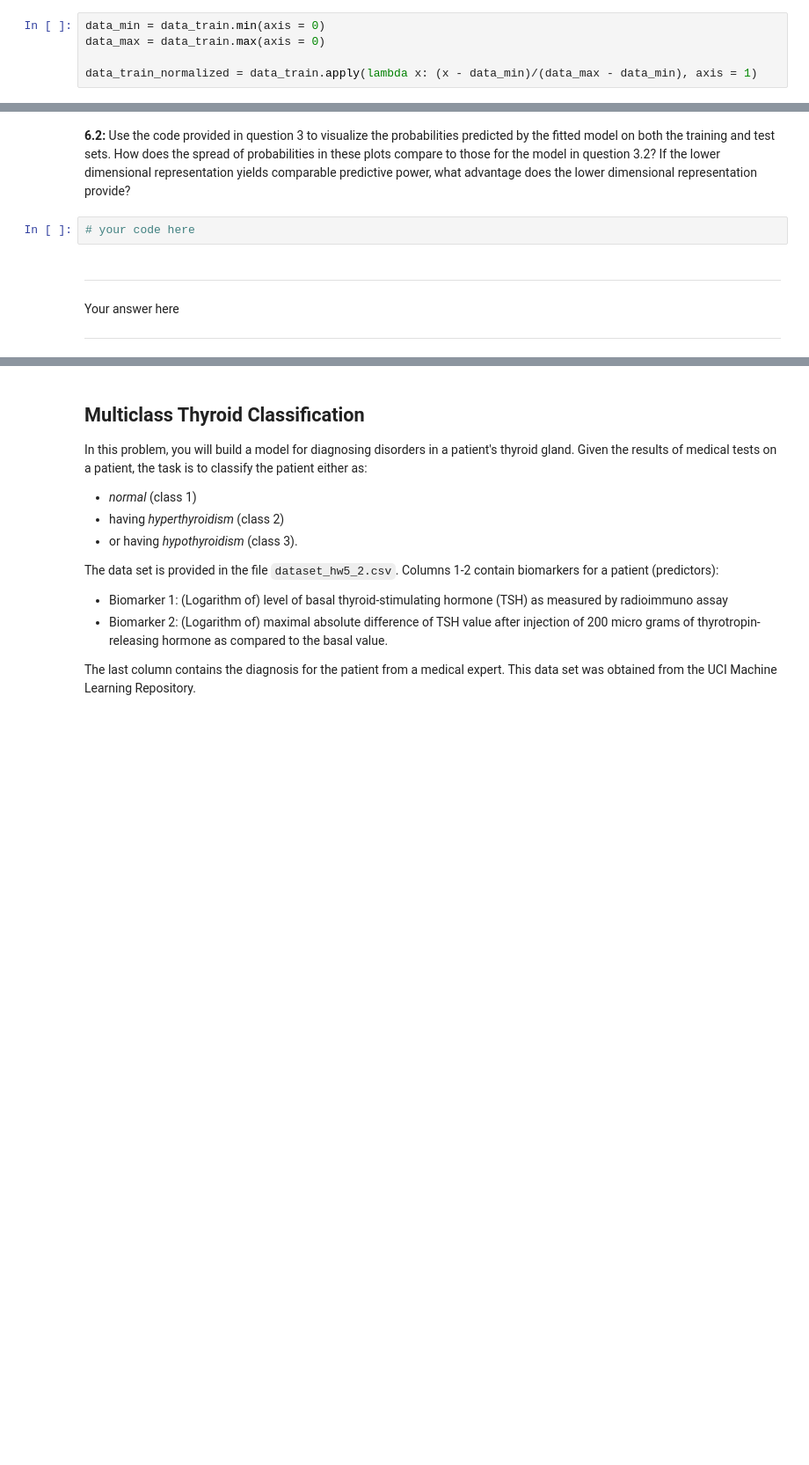
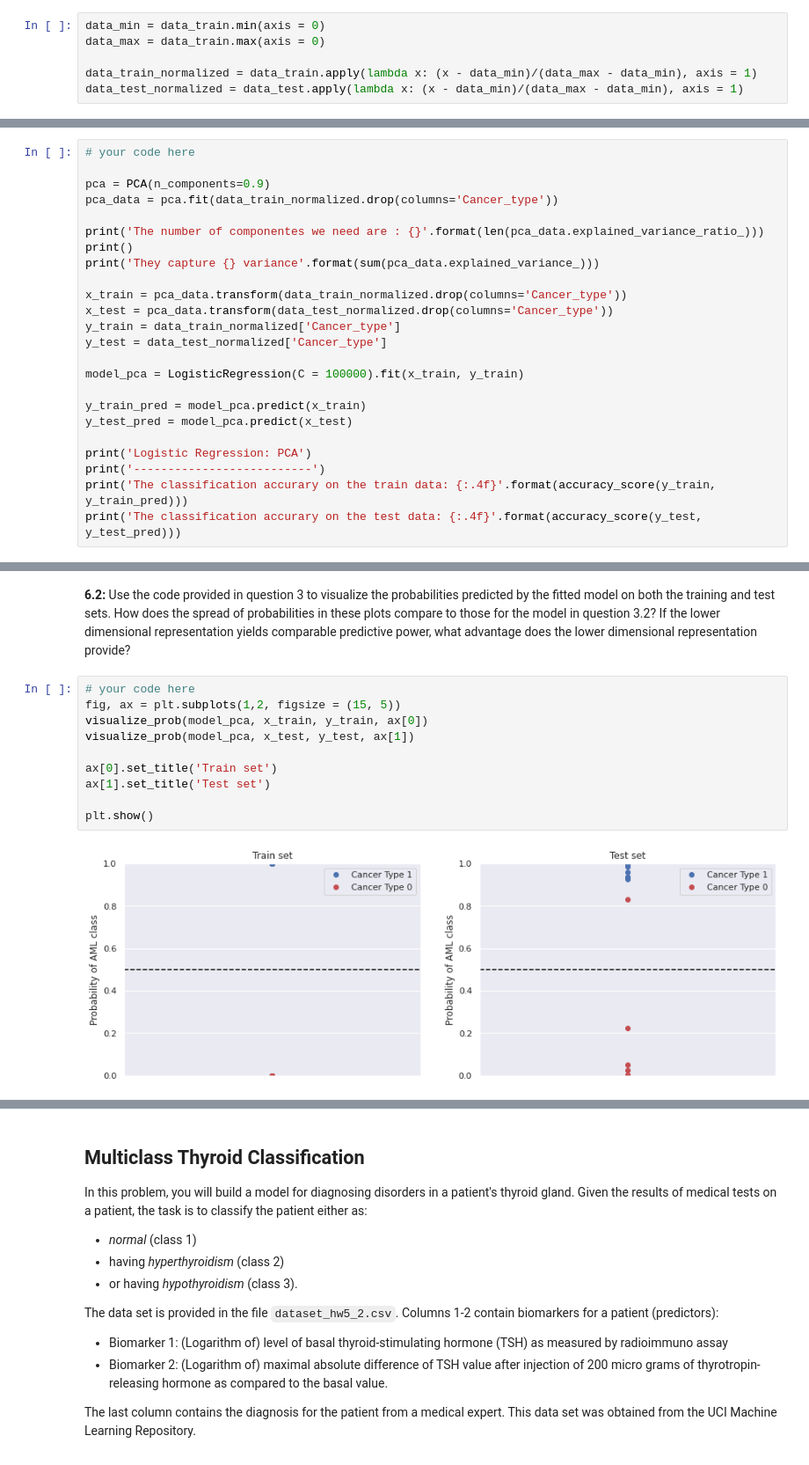
Before and after one commit to lucasmoschen/data-science-fundamentals, a Jupyter notebook: homeworks/cs109a_hw5/cs109_hw5.ipynb, the cells around one changed output, grey strips where cells are left out. Shown: that part at 88% size. Drawn from its saved outputs; the diff is of its cells as text; blank space fills up the shorter version.

```diff
--- a/homeworks/cs109a_hw5/cs109_hw5.ipynb
+++ b/homeworks/cs109a_hw5/cs109_hw5.ipynb
@@ -93,6 +93,7 @@ data_min = data_train.min(axis = 0)
 data_max = data_train.max(axis = 0)
 
 data_train_normalized = data_train.apply(lambda x: (x - data_min)/(data_max - data_min), axis = 1)
+data_test_normalized = data_test.apply(lambda x: (x - data_min)/(data_max - data_min), axis = 1)
 # %% [markdown]
 **1.3:** Notice that the results training set contains more predictors than observations. Do you foresee a problem in fitting a classification model to such a data set?
 # %% [markdown]
@@ -335,0 +527,24 @@ Your answer here
+# %%
+# your code here
+
+pca = PCA(n_components=0.9)
+pca_data = pca.fit(data_train_normalized.drop(columns='Cancer_type'))
+
+print('The number of componentes we need are : {}'.format(len(pca_data.explained_variance_ratio_)))
+print()
+print('They capture {} variance'.format(sum(pca_data.explained_variance_)))
+
+x_train = pca_data.transform(data_train_normalized.drop(columns='Cancer_type'))
+x_test = pca_data.transform(data_test_normalized.drop(columns='Cancer_type'))
+y_train = data_train_normalized['Cancer_type']
+y_test = data_test_normalized['Cancer_type']
+
+model_pca = LogisticRegression(C = 100000).fit(x_train, y_train)
+
+y_train_pred = model_pca.predict(x_train)
+y_test_pred = model_pca.predict(x_test)
+
+print('Logistic Regression: PCA')
+print('--------------------------')
+print('The classification accurary on the train data: {:.4f}'.format(accuracy_score(y_train, y_train_pred)))
+print('The classification accurary on the test data: {:.4f}'.format(accuracy_score(y_test, y_test_pred)))
@@ -336,9 +566,14 @@ Your answer here
 # %% [markdown]
 **6.2:** Use the code provided in question 3 to visualize the probabilities predicted by the fitted model on both the training and test sets. How does the spread of probabilities in these plots compare to those for the model in question 3.2? If the lower dimensional representation yields comparable predictive power, what advantage does the lower dimensional representation provide?
-# %%
-# your code here
-# %% [markdown]
-----
-Your answer here
-
-----
+# %%
+# your code here
+fig, ax = plt.subplots(1,2, figsize = (15, 5))
+visualize_prob(model_pca, x_train, y_train, ax[0])
+visualize_prob(model_pca, x_test, y_test, ax[1])
+
+ax[0].set_title('Train set')
+ax[1].set_title('Test set')
+
+plt.show()
+# %% [output]
+[figure, added]
```
Also changed, not shown: parts of 33 cells of this notebook.
